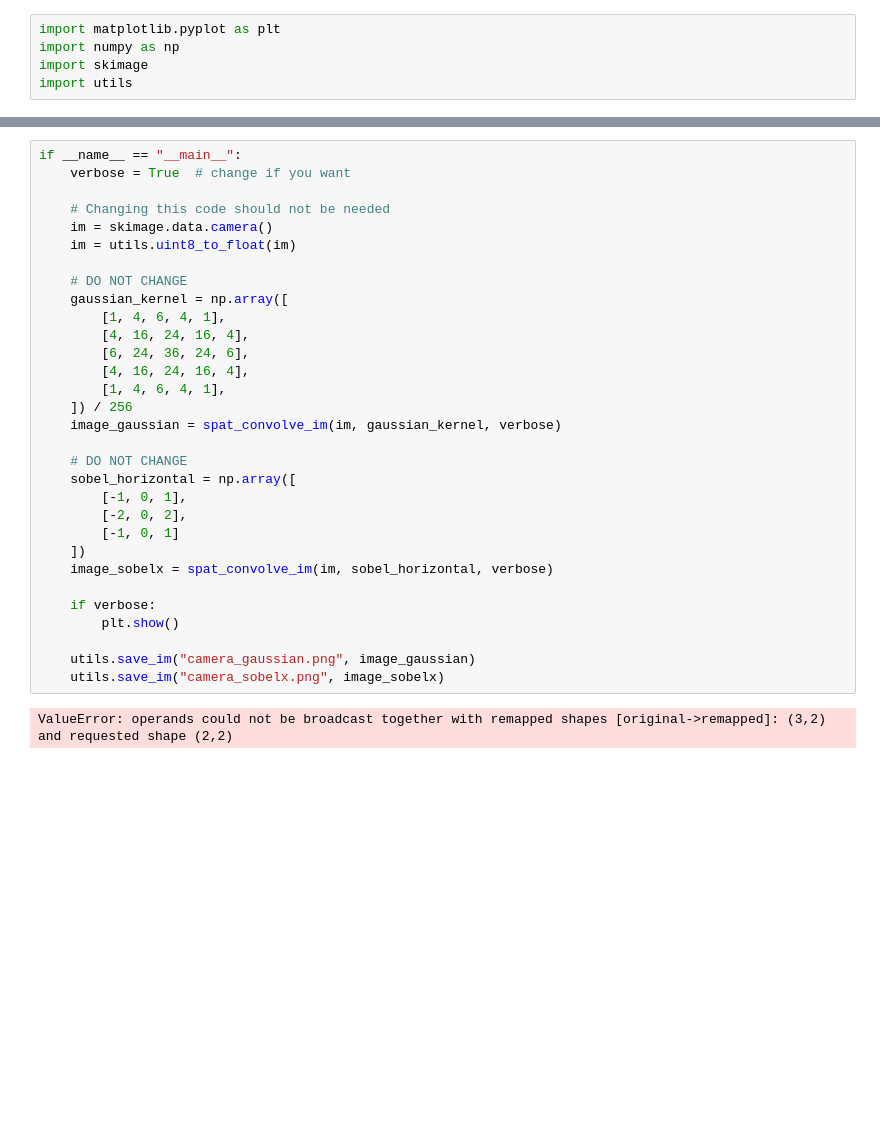
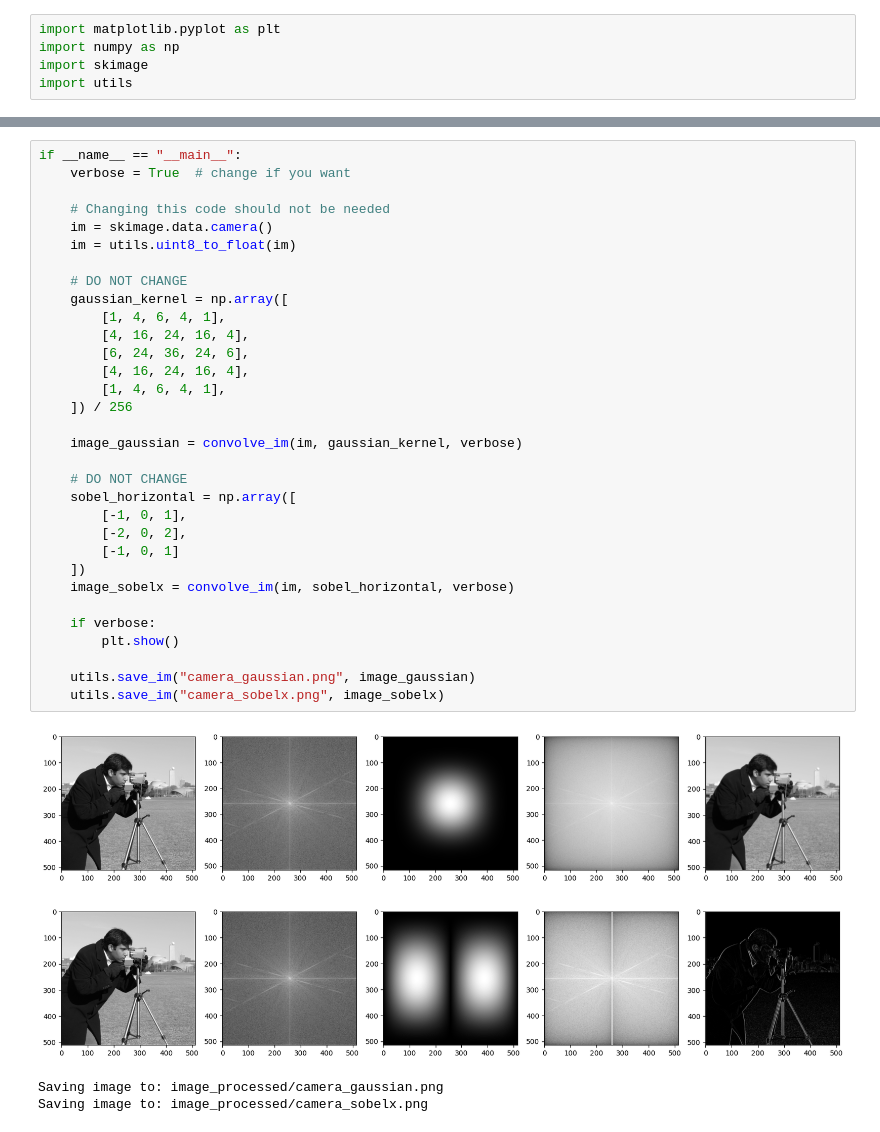
Before and after one commit to ianmaks/TDT4195, a Jupyter notebook: assignment 2/task4b.ipynb, the cells around one changed output, grey strips where cells are left out. Drawn from its saved outputs; the diff is of its cells as text; blank space fills up the shorter version.

```diff
--- a/assignment 2/task4b.ipynb
+++ b/assignment 2/task4b.ipynb
@@ -105,33 +99,37 @@ def spat_convolve_im(im, kernel, verbose=True
 # %%
 if __name__ == "__main__":
     verbose = True  # change if you want
 
     # Changing this code should not be needed
     im = skimage.data.camera()
     im = utils.uint8_to_float(im)
 
     # DO NOT CHANGE
     gaussian_kernel = np.array([
         [1, 4, 6, 4, 1],
         [4, 16, 24, 16, 4],
         [6, 24, 36, 24, 6],
         [4, 16, 24, 16, 4],
         [1, 4, 6, 4, 1],
     ]) / 256
-    image_gaussian = spat_convolve_im(im, gaussian_kernel, verbose)
+
+    image_gaussian = convolve_im(im, gaussian_kernel, verbose)
 
     # DO NOT CHANGE
     sobel_horizontal = np.array([
         [-1, 0, 1],
         [-2, 0, 2],
         [-1, 0, 1]
     ])
-    image_sobelx = spat_convolve_im(im, sobel_horizontal, verbose)
+    image_sobelx = convolve_im(im, sobel_horizontal, verbose)
 
     if verbose:
         plt.show()
 
     utils.save_im("camera_gaussian.png", image_gaussian)
     utils.save_im("camera_sobelx.png", image_sobelx)
 # %% [output]
+[figure, added]
+[figure, added]
-ValueError: operands could not be broadcast together with remapped shapes [original->remapped]: (3,2)  and requested shape (2,2)
+Saving image to: image_processed/camera_gaussian.png
+Saving image to: image_processed/camera_sobelx.png
```
Also changed, not shown: parts of 1 cell of this notebook, 11 other files.
